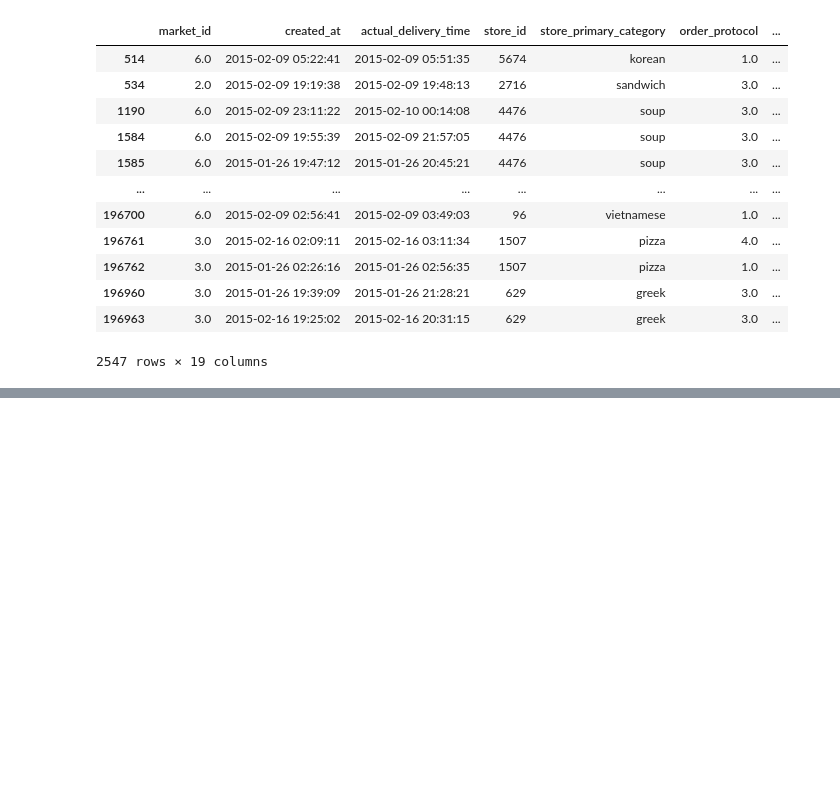
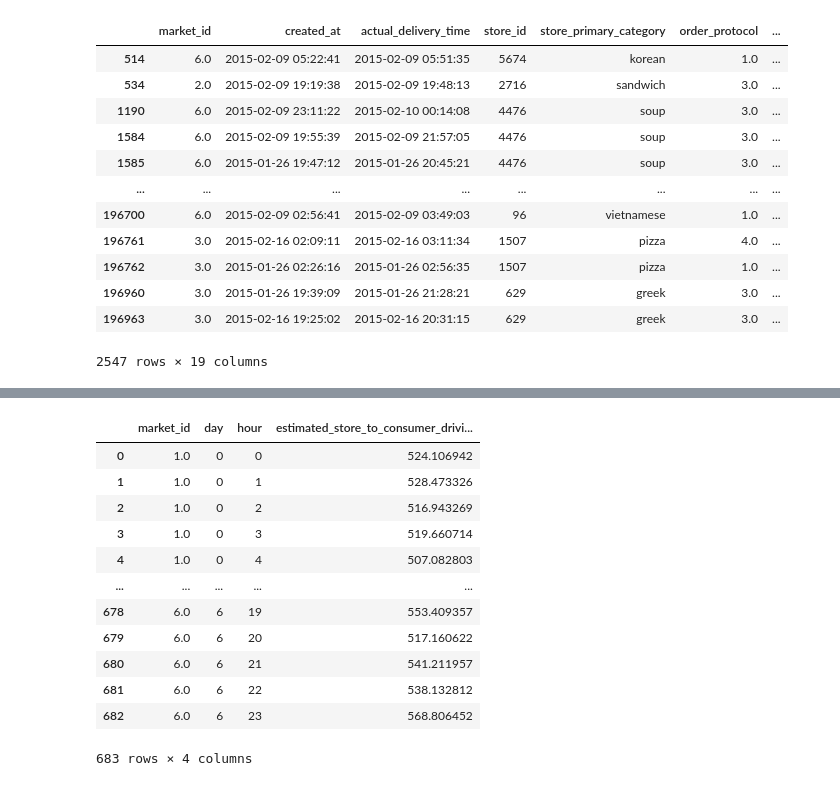
Before and after one commit to meg-williams/Delivery-Duration-Prediction, a Jupyter notebook: delivery_duration.ipynb, the cells around one changed output, grey strips where cells are left out. Drawn from its saved outputs; the diff is of its cells as text; code cells hidden in the pictures; blank space fills up the shorter version.

```diff
--- a/delivery_duration.ipynb
+++ b/delivery_duration.ipynb
@@ -345,2 +382,2 @@ ValueError: setting an array element with a sequence.
 # %%
-marketis_grouped = df.groupby(['day', 'hour'])['total_onshift_dashers'].mean().reset_index()
+store_to_consumer_grouped = df.dropna().groupby(['market_id', 'day', 'hour'])['estimated_store_to_consumer_driving_duration'].agg(pd.Series.mean).reset_index()
@@ -355,0 +399,16 @@ ValueError: The truth value of an array with more than one element is ambiguous.
+# %%
+store_to_consumer_grouped
+# %% [output]
+|  | market_id | day | hour | estimated_store_to_consumer_drivi... |
+| 0 | 1.0 | 0 | 0 | 524.106942 |
+| 1 | 1.0 | 0 | 1 | 528.473326 |
+| 2 | 1.0 | 0 | 2 | 516.943269 |
+| 3 | 1.0 | 0 | 3 | 519.660714 |
+| 4 | 1.0 | 0 | 4 | 507.082803 |
+| ... | ... | ... | ... | ... |
+| 678 | 6.0 | 6 | 19 | 553.409357 |
+| 679 | 6.0 | 6 | 20 | 517.160622 |
+| 680 | 6.0 | 6 | 21 | 541.211957 |
+| 681 | 6.0 | 6 | 22 | 538.132812 |
+| 682 | 6.0 | 6 | 23 | 568.806452 |
+683 rows × 4 columns
```
Also changed, not shown: parts of 41 cells of this notebook.
